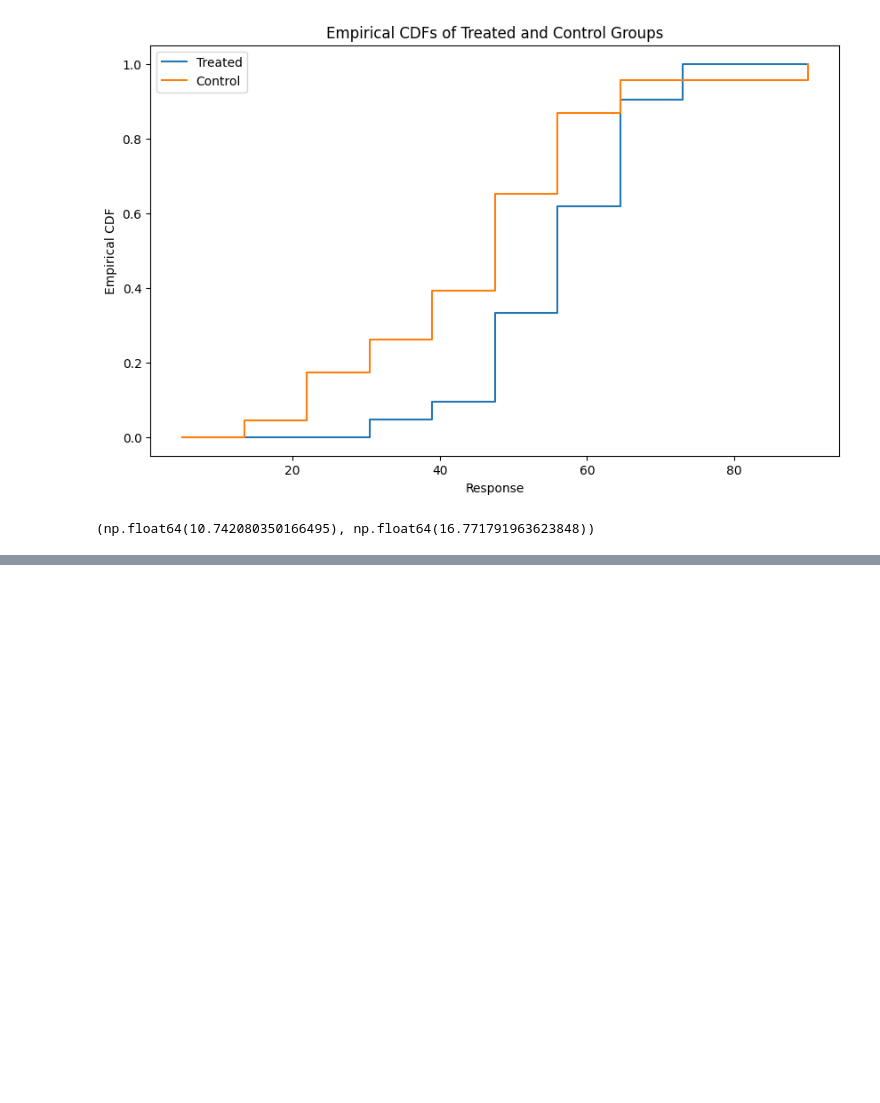
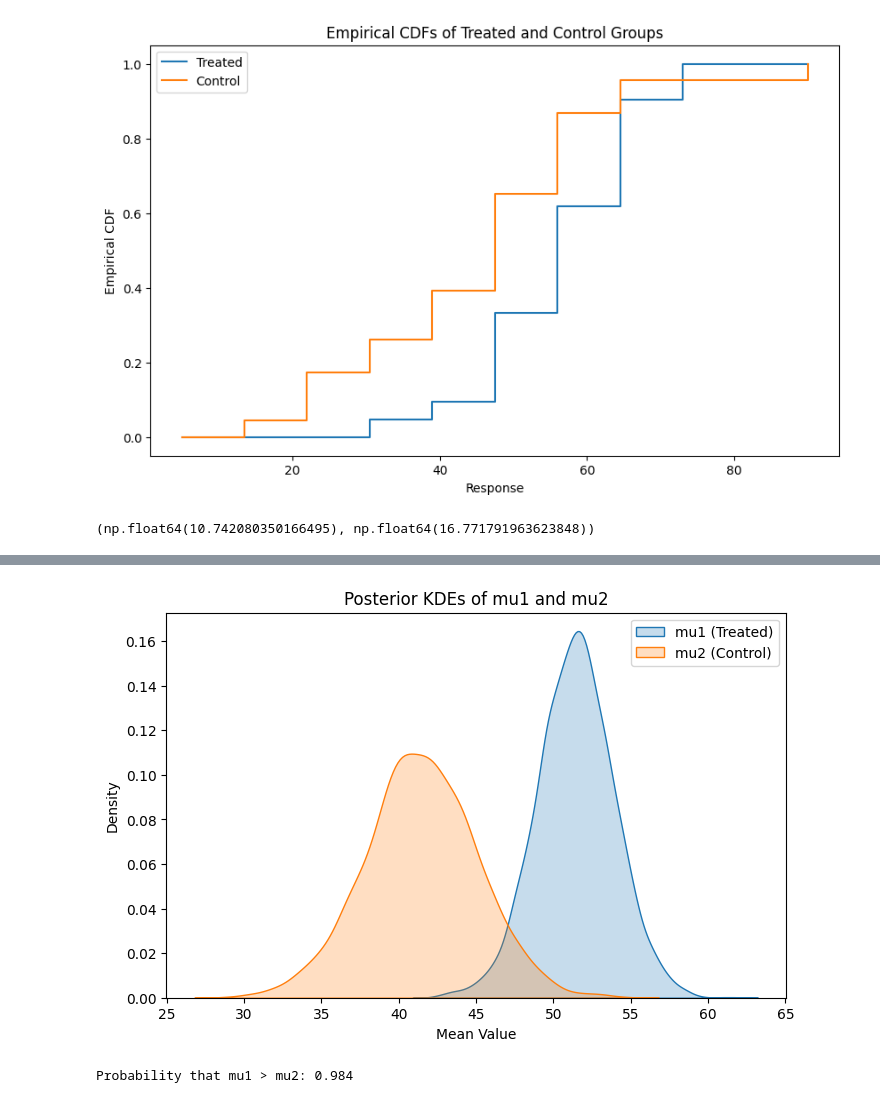
Before and after one commit to atruergod/Matsuura2022_Bayesian_Statistical_Modeling_with_Stan_R_and_Python, a Jupyter notebook: yndk/tb2/tb2_ch13_inference.ipynb, the cells around one changed output, grey strips where cells are left out. Cells and saved outputs as stored; diff of their text form; code cells hidden in the pictures; blank space fills up the shorter version.

```diff
--- a/yndk/tb2/tb2_ch13_inference.ipynb
+++ b/yndk/tb2/tb2_ch13_inference.ipynb
@@ -195,0 +263,16 @@ print(posterior[["mu1", "mu2", "diff_means"]].describe())
+# %%
+plt.figure(figsize=(8, 5))
+sns.kdeplot(posterior["mu1"], label="mu1 (Treated)", fill=True)
+sns.kdeplot(posterior["mu2"], label="mu2 (Control)", fill=True)
+plt.xlabel("Mean Value")
+plt.ylabel("Density")
+plt.title("Posterior KDEs of mu1 and mu2")
+plt.legend()
+plt.show()
+# %% [output]
+[figure, added]
+# %%
+prob = np.mean(posterior["mu1"] > posterior["mu2"])
+print(f"Probability that mu1 > mu2: {prob:.3f}")
+# %% [output]
+Probability that mu1 > mu2: 0.984
```
Also changed, not shown: parts of 7 cells of this notebook, 4 other files.
